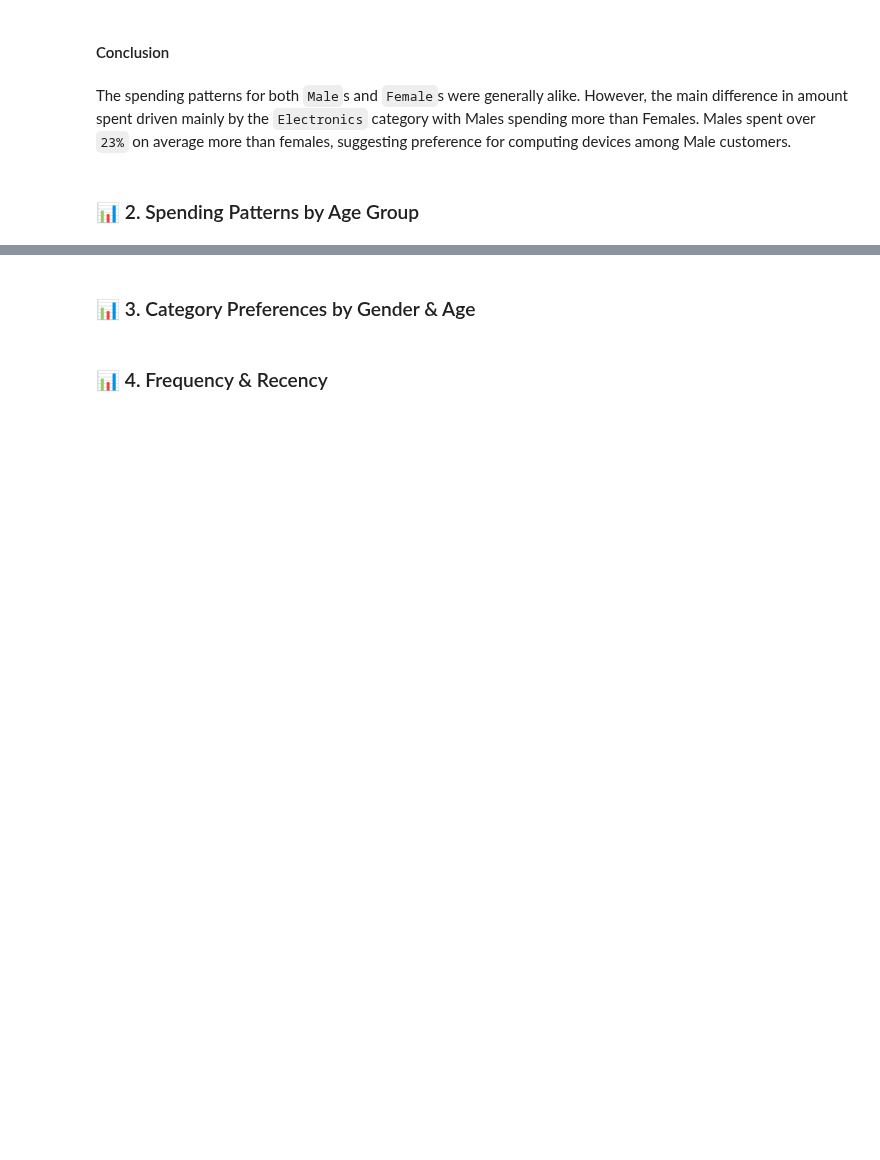
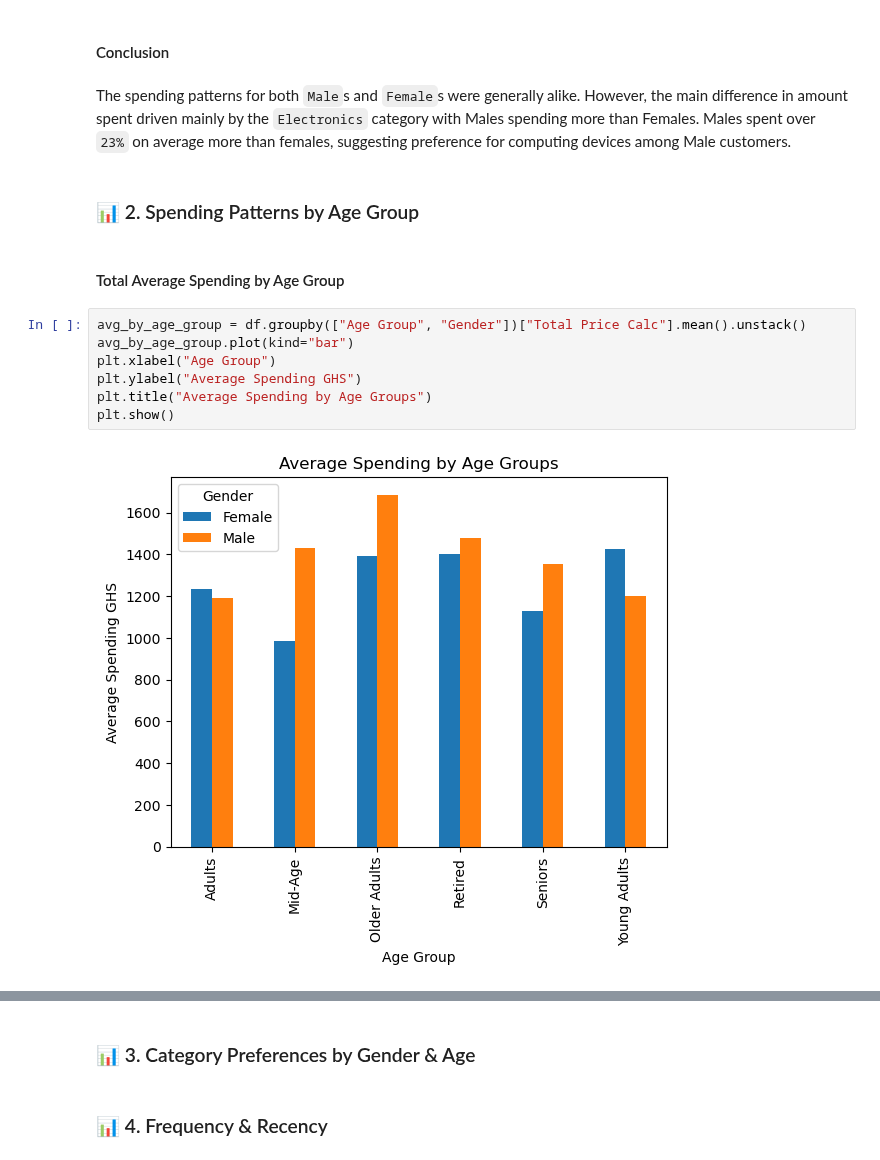
Before and after one commit to Mohammed-Hanan-Othman/ecommerce-sales-analysis, a Jupyter notebook: notebooks/1.customer_behaviour_analysis.ipynb, the cells around one changed output, grey strips where cells are left out. Cells and saved outputs as stored; diff of their text form; blank space fills up the shorter version.

Commit message:
Added visualizations and analysis for spending patterns by age group

```diff
--- a/notebooks/1.customer_behaviour_analysis.ipynb
+++ b/notebooks/1.customer_behaviour_analysis.ipynb
@@ -111,3 +111,14 @@ plt.show()
 The spending patterns for both `Male`s and `Female`s were generally alike. However, the main difference in amount spent driven mainly by the `Electronics` category with Males spending more than Females. Males spent over `23%` on average more than females, suggesting preference for computing devices among Male customers.
 # %% [markdown]
 ### 📊 2. Spending Patterns by Age Group
+# %% [markdown]
+#### Total Average Spending by Age Group
+# %%
+avg_by_age_group = df.groupby(["Age Group", "Gender"])["Total Price Calc"].mean().unstack()
+avg_by_age_group.plot(kind="bar")
+plt.xlabel("Age Group")
+plt.ylabel("Average Spending GHS")
+plt.title("Average Spending by Age Groups")
+plt.show()
+# %% [output]
+[figure, added]
```
Also changed, not shown: parts of 8 cells of this notebook.
